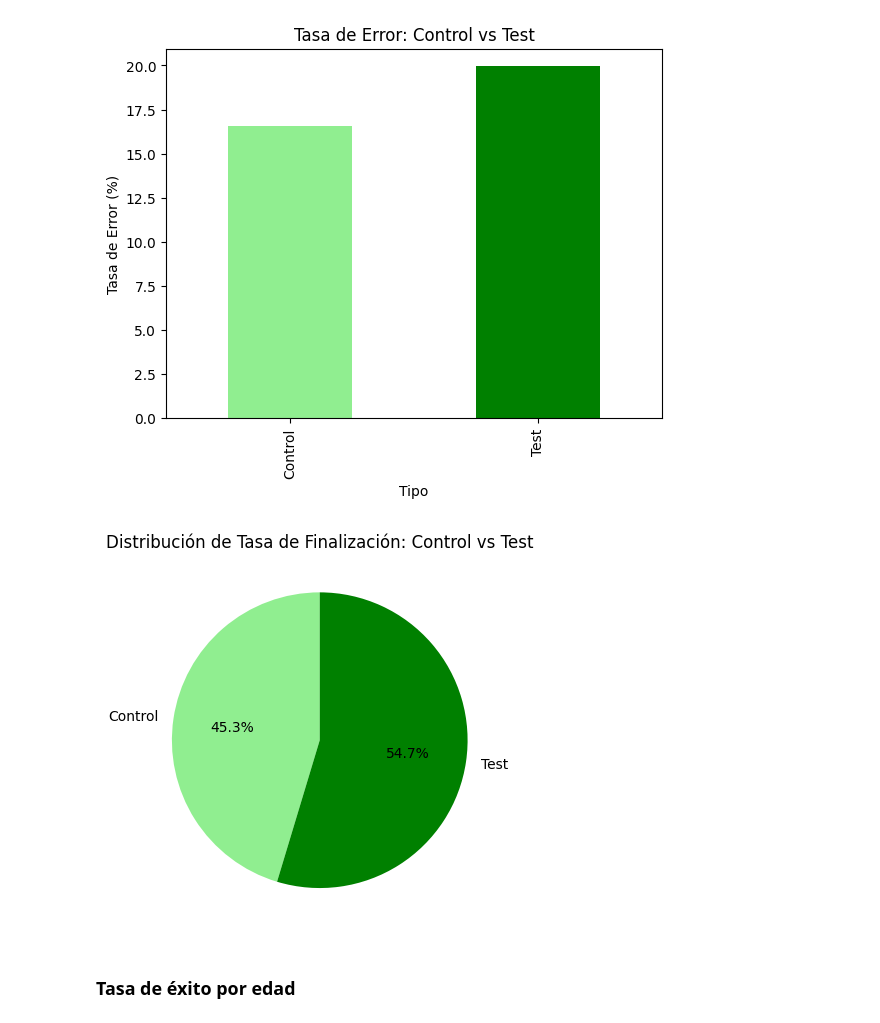
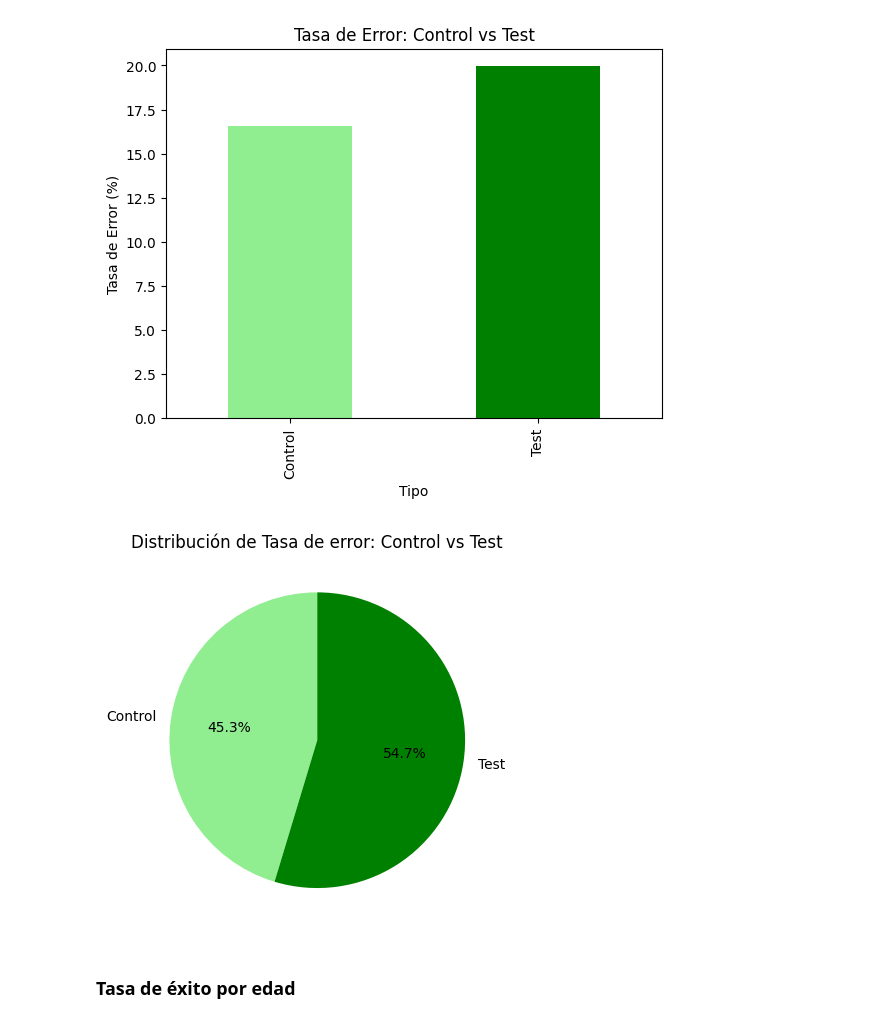
Before and after one commit to carmamenriosrodriguez/proyecto-5-, a Jupyter notebook: Proyecto.ipynb, the cells around one changed output. Drawn from its saved outputs; the diff is of its cells as text; code cells hidden in the pictures.

```diff
--- a/Proyecto.ipynb
+++ b/Proyecto.ipynb
@@ -1194,16 +1196,16 @@ plt.show()
 # %%
 tabla_error["tasa_error"].plot(
     kind='pie',
     colors=['lightgreen', 'green'],
     autopct='%1.1f%%',
     startangle=90,
     ylabel=''
 )
 
-plt.title('Distribución de Tasa de Finalización: Control vs Test')
+plt.title('Distribución de Tasa de error: Control vs Test')
 plt.show()
 # %% [output]
-[figure, old version]
+[figure, new version]
 # %% [markdown]
 ### Tasa de éxito por edad
 # %%
```
Also changed, not shown: parts of 10 cells of this notebook.
